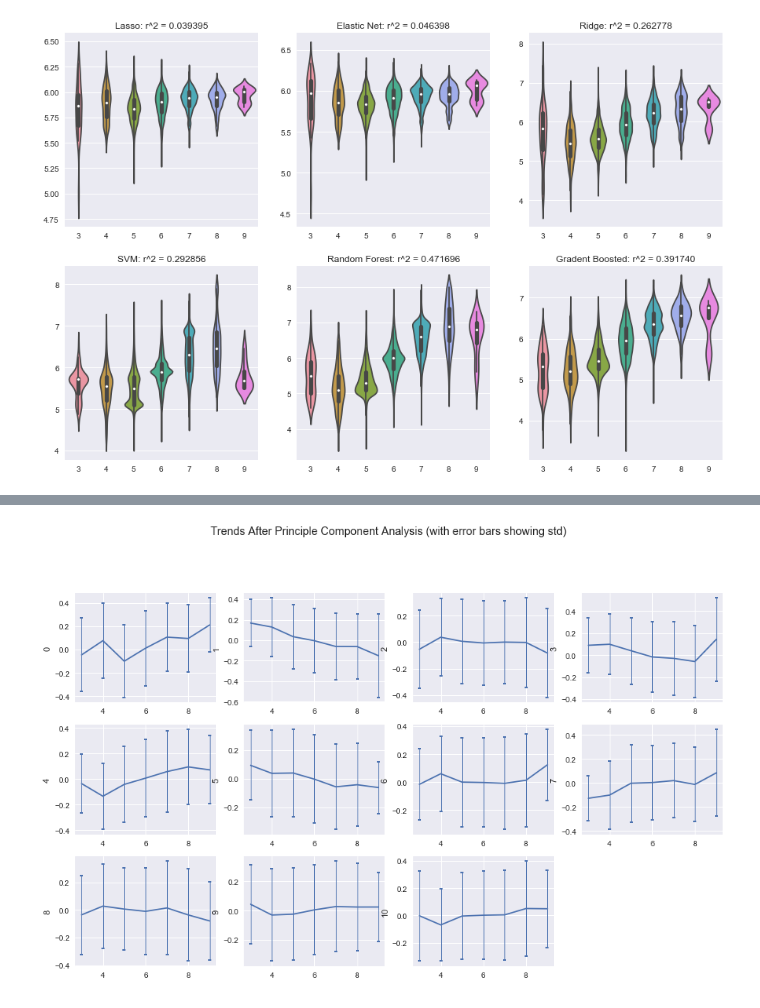
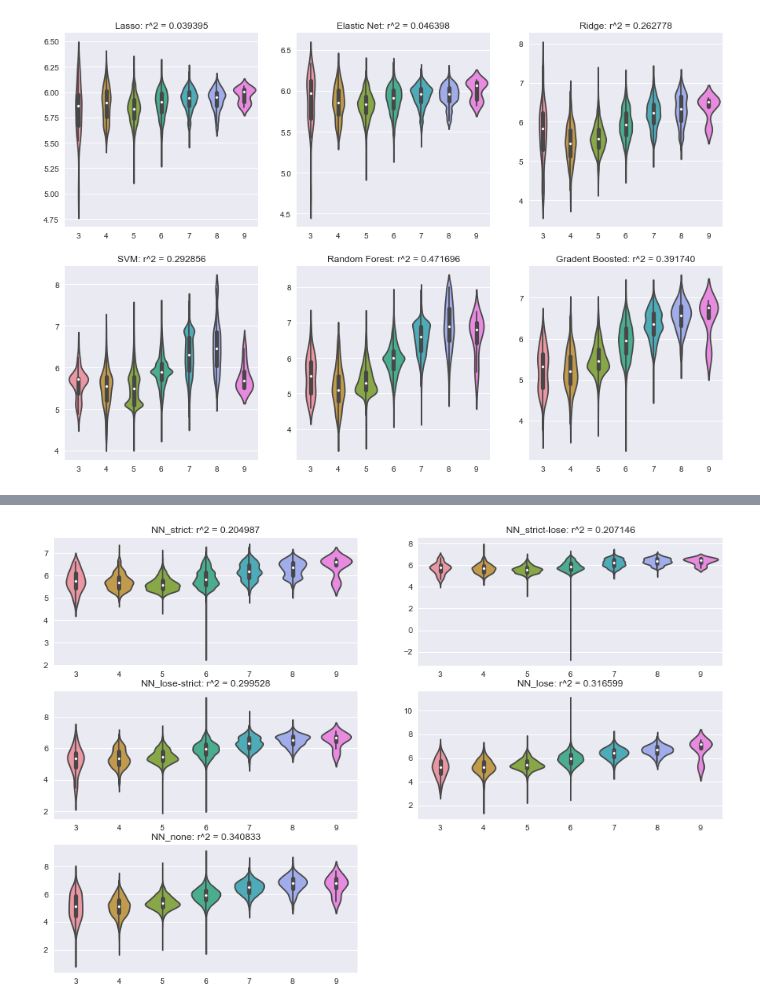
Before and after one commit to cheidt/Chris_Learning_Machine, a Jupyter notebook: Wine/Wine_Testing.ipynb, the cells around one changed output, grey strips where cells are left out. Cells and saved outputs as stored; diff of their text form; code cells hidden in the pictures.

```diff
--- a/Wine/Wine_Testing.ipynb
+++ b/Wine/Wine_Testing.ipynb
@@ -768,11 +738,0 @@ avg / total       0.47      0.52      0.48     19600
-# %%
-clf = LOF(n_neighbors=100)
-clf_list = clf.fit_predict(df_pca_white)
-
-outlier_list = []
-for i in range(len(clf_list)):
-    if clf_list[i] == -1:
-        outlier_list.append(i)
-
-df_new = df_pca_white.drop(df_pca_white.index[outlier_list])
-print(len(outlier_list))
@@ -809,28 +739,30 @@ plt.show()
-# %%
-names = df_white.columns[:-1]
-F = df_white[names]
-C = df_white['quality']
-decomp   = SpectralEmbedding(n_components=11)
-pca_list = decomp.fit_transform(F)
-
-df_pca_white = pds.DataFrame(pca_list)
-df_pca_white['quality'] = C
-
-index = 0
-for name in df_pca_white.columns[:-1]:
-    index  += 1
-    mean    = df_pca_white.groupby('quality')[name].mean().values
-    quality = df_pca_white.groupby('quality')[name].mean().keys()
-    std     = df_pca_white.groupby('quality')[name].std().values
-    yerr    = df_pca_white.groupby('quality')[name].std().values / \
-              df_pca_white.groupby('quality')[name].count().apply(lambda x: math.sqrt(x)).values
-
-    plt.figure(2, figsize=(15, 12))
-    plt.subplot(4,4,index)
-    plt.ylabel(name)
-    plt.errorbar(quality, mean, yerr=std, capsize=2, capthick=2, elinewidth=1)
-
-plt.suptitle('Trends After Principle Component Analysis (with error bars showing std)')
-plt.show()
-# %% [output]
-[figure, removed]
+# %%
+MLPC_models = {'strict':[], 'strict-lose':[], 'lose-strict':[], 'lose':[], 'none':[]}
+MLPR_models = {'strict':[], 'strict-lose':[], 'lose-strict':[], 'lose':[], 'none':[]}
+scalers     = {'strict':[], 'strict-lose':[], 'lose-strict':[], 'lose':[], 'none':[]}
+for training_set in train_list:
+    for key in features_to_use:
+        MLPR_model = MLPR(solver='lbfgs')
+        scaler = ss().fit(training_set[features_to_use[key]])
+        scalers[key].append(scaler)
+        nn_training_features = scaler.transform(training_set[features_to_use[key]])
+        MLPR_models[key].append(MLPR_model.fit(nn_training_features, training_set['quality']))
+# %%
+MLPR_predict = {'strict':[], 'strict-lose':[], 'lose-strict':[], 'lose':[], 'none':[]};
+Expected     = {'strict':[], 'strict-lose':[], 'lose-strict':[], 'lose':[], 'none':[]}
+for i in range(len(test_list)):
+    for key in features_to_use:
+        MLPR_predict[key].extend(MLPR_models[key][i].predict(scalers[key][i].transform(test_list[i][features_to_use[key]])))
+        Expected[key].extend(test_list[i]['quality'])
+
+index = 0
+for key in features_to_use:
+    index += 1
+    r2(MLPR_predict[key], Expected[key])
+    plt.figure(1, figsize=(15, 10))
+    plt.subplot(3,2,index)
+    sns.violinplot(Expected[key], MLPR_predict[key])
+    plt.title('NN_'+key+': r^2 = {0:.6f}'.format(r2(Expected[key], MLPR_predict[key])))
+plt.show()
+# %% [output]
+[figure, added]
```
Also changed, not shown: parts of 27 cells of this notebook, 2 other files.
